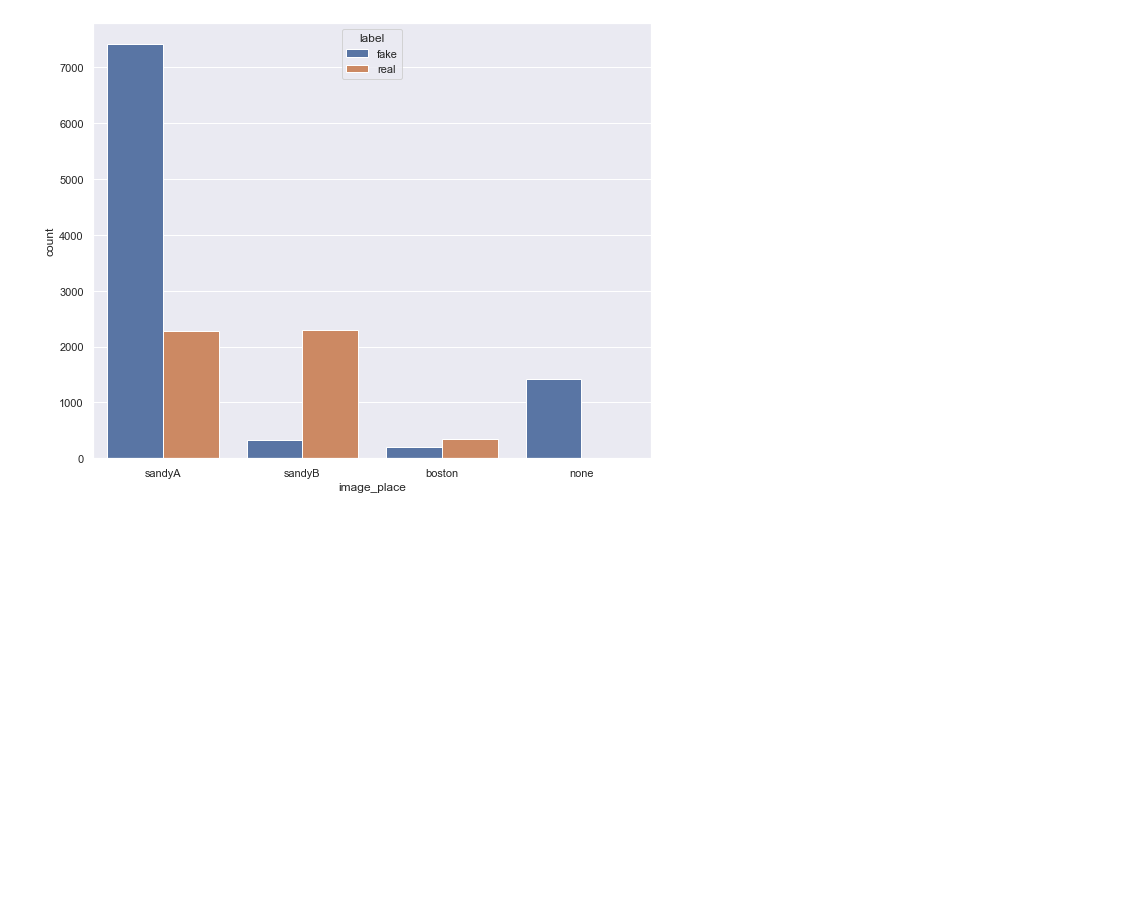
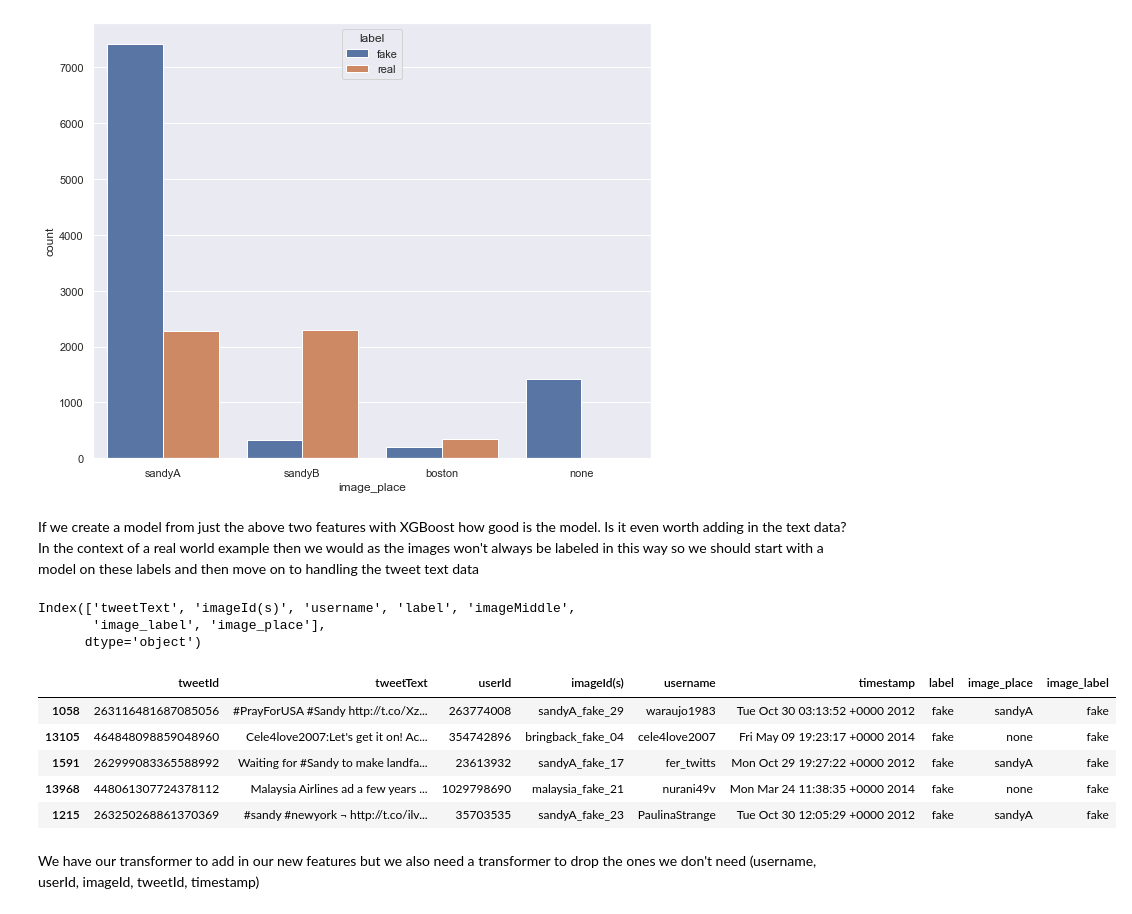
Before and after one commit to wjsavage/tweet-prediction, a Jupyter notebook: tweets.ipynb, the cells around one changed output. Saved outputs shown, nothing was run; the diff lists cells and outputs as text; code cells hidden in the pictures; blank space fills up the shorter version.

Commit message:
Processed data and fit first model

```diff
--- a/tweets.ipynb
+++ b/tweets.ipynb
@@ -73,6 +73,13 @@ dtypes: int64(2), object(5)
 memory usage: 780.9+ KB
 # %% [markdown]
 Straight away we can see all of the columns and that it appears we do not have any null vlaues. We have two int columns (tweetId and userId) and then 5 object columns. Both int columns are Id's so there is limited (if any) data inspection we can do here. We could look for duplicates
+# %%
+from sklearn.model_selection import StratifiedShuffleSplit
+
+split = StratifiedShuffleSplit(n_splits=1, test_size=0.2, random_state=42)
+for train_index, test_index in split.split(data_raw, data_raw["label"]):
+    strat_train_set = data_raw.loc[train_index]
+    strat_test_set = data_raw.loc[test_index]
 # %%
 num_attribs = ['tweetId', 'userId']
 obj_attribs = [x for x in data_raw.columns if x not in num_attribs]
@@ -348,3 +355,11 @@ sns.countplot(x="image_place", hue='label', data=data_raw)
 # %% [output]
 <AxesSubplot:xlabel='image_place', ylabel='count'>
 [figure]
+# %% [markdown]
+If we create a model from just the above two features with XGBoost how good is the model. Is it even worth adding in the text data? In the context of a real world example then we would as the images won't always be labeled in this way so we should start with a model on these labels and then move on to handling the tweet text data
+# %%
+data_raw.columns
+# %% [output]
+Index(['tweetText', 'imageId(s)', 'username', 'label', 'imageMiddle',
+       'image_label', 'image_place'],
+      dtype='object')
@@ -350,0 +409,17 @@ sns.countplot(x="image_place", hue='label', data=data_raw)
+# %%
+imageAdder = SeparateImageIdInfoAdder()
+sep_image_attribs = imageAdder.transform(strat_train_set)
+# %%
+data_extra_attribs = pd.DataFrame(sep_image_attribs,
+    columns=list(strat_train_set.columns) + ["image_place", "image_label"],
+    index=strat_train_set.index)
+data_extra_attribs.head()
+# %% [output]
+|  | tweetId | tweetText | userId | imageId(s) | username | timestamp | label | image_place | image_label |
+| 1058 | 263116481687085056 | #PrayForUSA #Sandy http://t.co/Xz... | 263774008 | sandyA_fake_29 | waraujo1983 | Tue Oct 30 03:13:52 +0000 2012 | fake | sandyA | fake |
+| 13105 | 464848098859048960 | Cele4love2007:Let's get it on! Ac... | 354742896 | bringback_fake_04 | cele4love2007 | Fri May 09 19:23:17 +0000 2014 | fake | none | fake |
+| 1591 | 262999083365588992 | Waiting for #Sandy to make landfa... | 23613932 | sandyA_fake_17 | fer_twitts | Mon Oct 29 19:27:22 +0000 2012 | fake | sandyA | fake |
+| 13968 | 448061307724378112 | Malaysia Airlines ad a few years ... | 1029798690 | malaysia_fake_21 | nurani49v | Mon Mar 24 11:38:35 +0000 2014 | fake | none | fake |
+| 1215 | 263250268861370369 | #sandy #newyork ¬ http://t.co/ilv... | 35703535 | sandyA_fake_23 | PaulinaStrange | Tue Oct 30 12:05:29 +0000 2012 | fake | sandyA | fake |
+# %% [markdown]
+We have our transformer to add in our new features but we also need a transformer to drop the ones we don't need (username, userId, imageId, tweetId, timestamp)
```
Also changed, not shown: parts of 12 cells of this notebook.
